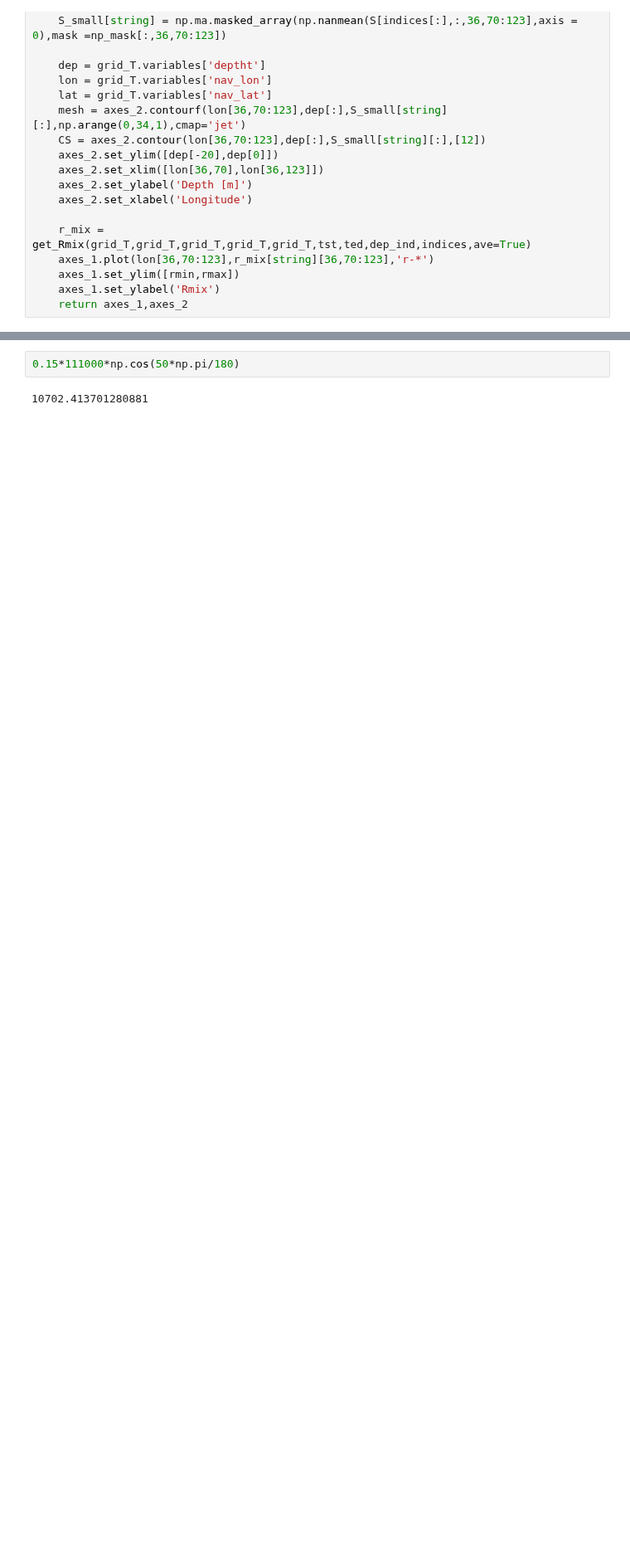
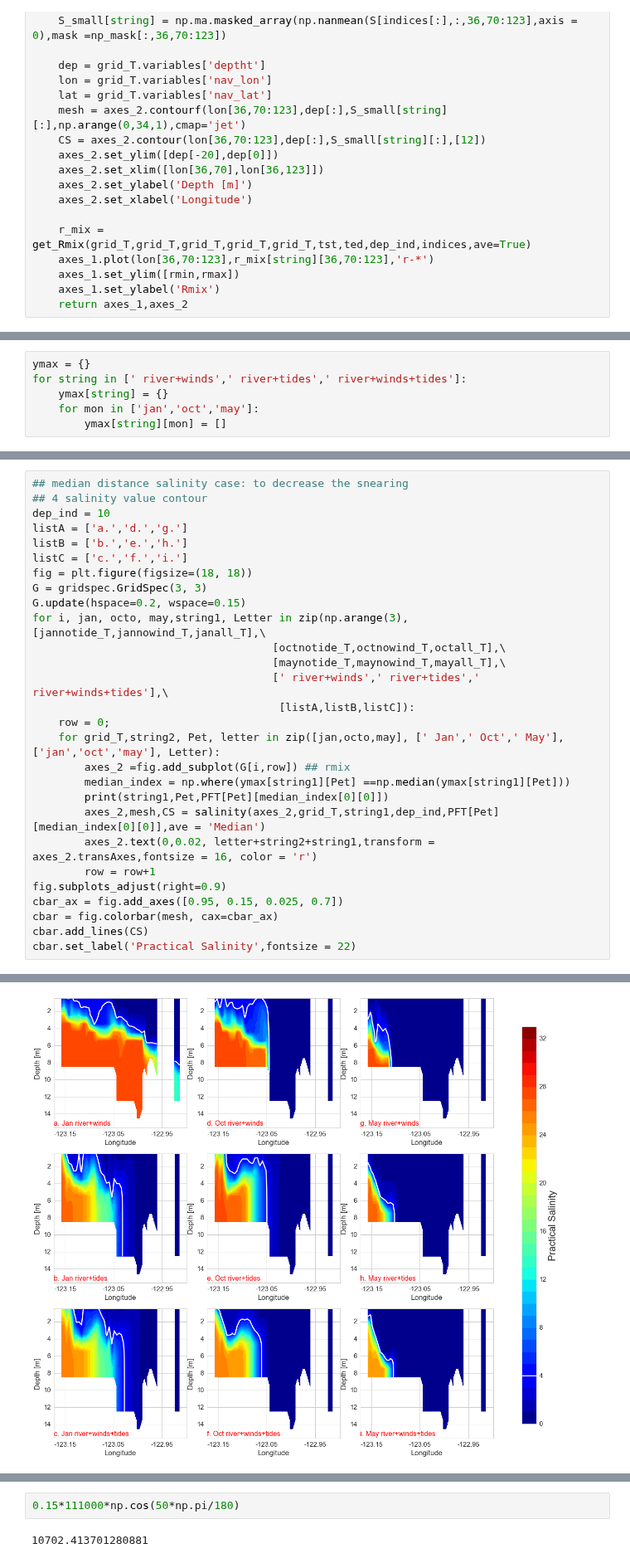
Before and after one commit to SalishSeaCast/analysis-jie, a Jupyter notebook: jie/paper/RmixRiverChannel.ipynb, the cells around one changed output, grey strips where cells are left out. Shown at 83% size. Drawn from its saved outputs; the diff is of its cells as text; blank space fills up the shorter version.

```diff
--- a/jie/paper/RmixRiverChannel.ipynb
+++ b/jie/paper/RmixRiverChannel.ipynb
@@ -159,0 +216,6 @@ def salinity(axes_2,grid_T,string,dep_ind,indices,ave = True):
+# %%
+ymax = {}
+for string in [' river+winds',' river+tides',' river+winds+tides']:
+    ymax[string] = {}
+    for mon in ['jan','oct','may']:
+        ymax[string][mon] = []
@@ -159,0 +274,29 @@ def salinity(axes_2,grid_T,string,dep_ind,indices,ave = True):
+# %%
+## median distance salinity case: to decrease the snearing
+## 4 salinity value contour
+dep_ind = 10
+listA = ['a.','d.','g.']
+listB = ['b.','e.','h.']
+listC = ['c.','f.','i.']
+fig = plt.figure(figsize=(18, 18))
+G = gridspec.GridSpec(3, 3)
+G.update(hspace=0.2, wspace=0.15)
+for i, jan, octo, may,string1, Letter in zip(np.arange(3),[jannotide_T,jannowind_T,janall_T],\
+                                     [octnotide_T,octnowind_T,octall_T],\
+                                     [maynotide_T,maynowind_T,mayall_T],\
+                                     [' river+winds',' river+tides',' river+winds+tides'],\
+                                      [listA,listB,listC]):
+    row = 0;
+    for grid_T,string2, Pet, letter in zip([jan,octo,may], [' Jan',' Oct',' May'],['jan','oct','may'], Letter):
+        axes_2 =fig.add_subplot(G[i,row]) ## rmix
+        median_index = np.where(ymax[string1][Pet] ==np.median(ymax[string1][Pet]))
+        print(string1,Pet,PFT[Pet][median_index[0][0]])
+        axes_2,mesh,CS = salinity(axes_2,grid_T,string1,dep_ind,PFT[Pet][median_index[0][0]],ave = 'Median')
+        axes_2.text(0,0.02, letter+string2+string1,transform = axes_2.transAxes,fontsize = 16, color = 'r')
+        row = row+1
+fig.subplots_adjust(right=0.9)
+cbar_ax = fig.add_axes([0.95, 0.15, 0.025, 0.7])
+cbar = fig.colorbar(mesh, cax=cbar_ax)
+cbar.add_lines(CS)
+cbar.set_label('Practical Salinity',fontsize = 22)
+# %% [output]
@@ -159,0 +312 @@ def salinity(axes_2,grid_T,string,dep_ind,indices,ave = True):
+[figure, added]
```
Also changed, not shown: parts of 16 cells of this notebook.
